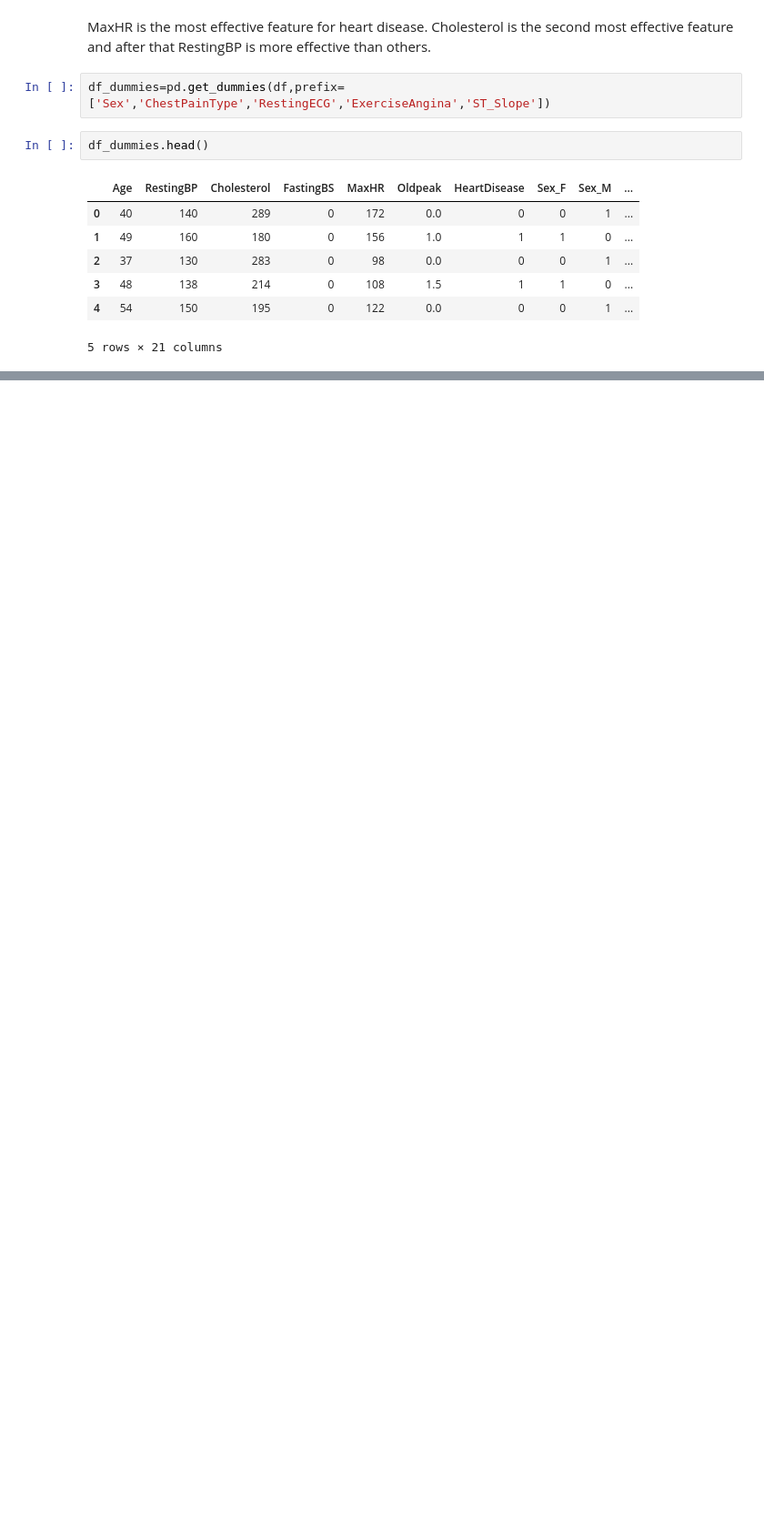
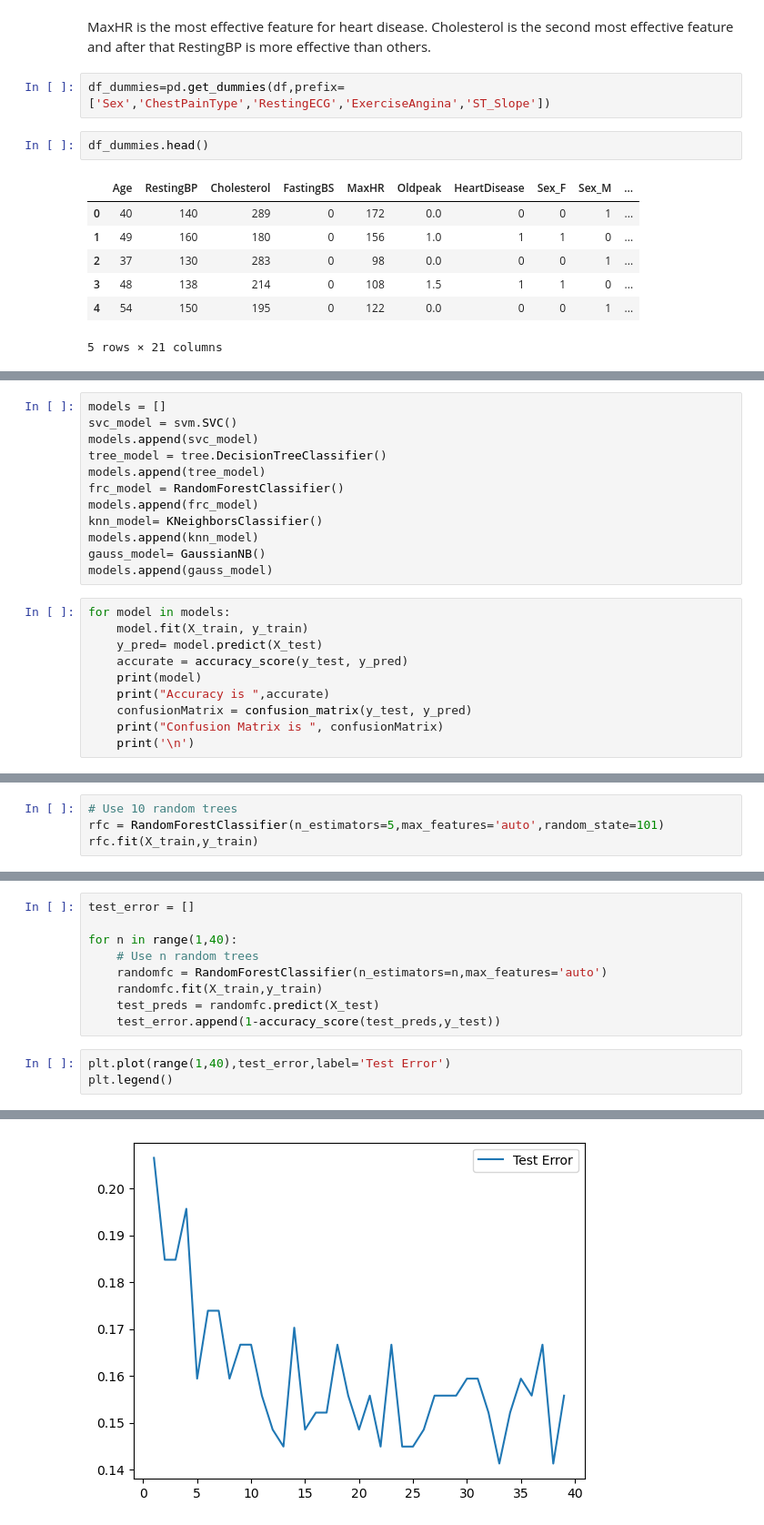
Before and after one commit to sevvalozgerr/heartFailure, a Jupyter notebook: heartFailurePrediction.ipynb, the cells around one changed output, grey strips where cells are left out. Shown at 91% size. Cells and saved outputs as stored; diff of their text form; blank space fills up the shorter version.

Commit message:
added random forest classification

```diff
--- a/heartFailurePrediction.ipynb
+++ b/heartFailurePrediction.ipynb
@@ -98,0 +118,22 @@ df_dummies.head()
+# %%
+models = []
+svc_model = svm.SVC()
+models.append(svc_model)
+tree_model = tree.DecisionTreeClassifier()
+models.append(tree_model)
+frc_model = RandomForestClassifier()
+models.append(frc_model)
+knn_model= KNeighborsClassifier()
+models.append(knn_model)
+gauss_model= GaussianNB()
+models.append(gauss_model)
+# %%
+for model in models:
+    model.fit(X_train, y_train)
+    y_pred= model.predict(X_test)
+    accurate = accuracy_score(y_test, y_pred)
+    print(model)
+    print("Accuracy is ",accurate)
+    confusionMatrix = confusion_matrix(y_test, y_pred)
+    print("Confusion Matrix is ", confusionMatrix)
+    print('\n')
@@ -98,0 +160,4 @@ df_dummies.head()
+# %%
+# Use 10 random trees
+rfc = RandomForestClassifier(n_estimators=5,max_features='auto',random_state=101)
+rfc.fit(X_train,y_train)
@@ -98,0 +183,13 @@ df_dummies.head()
+# %%
+test_error = []
+
+for n in range(1,40):
+    # Use n random trees
+    randomfc = RandomForestClassifier(n_estimators=n,max_features='auto')
+    randomfc.fit(X_train,y_train)
+    test_preds = randomfc.predict(X_test)
+    test_error.append(1-accuracy_score(test_preds,y_test))
+# %%
+plt.plot(range(1,40),test_error,label='Test Error')
+plt.legend()
+# %% [output]
@@ -98,0 +197 @@ df_dummies.head()
+[figure, added]
```
Also changed, not shown: parts of 33 cells of this notebook.
